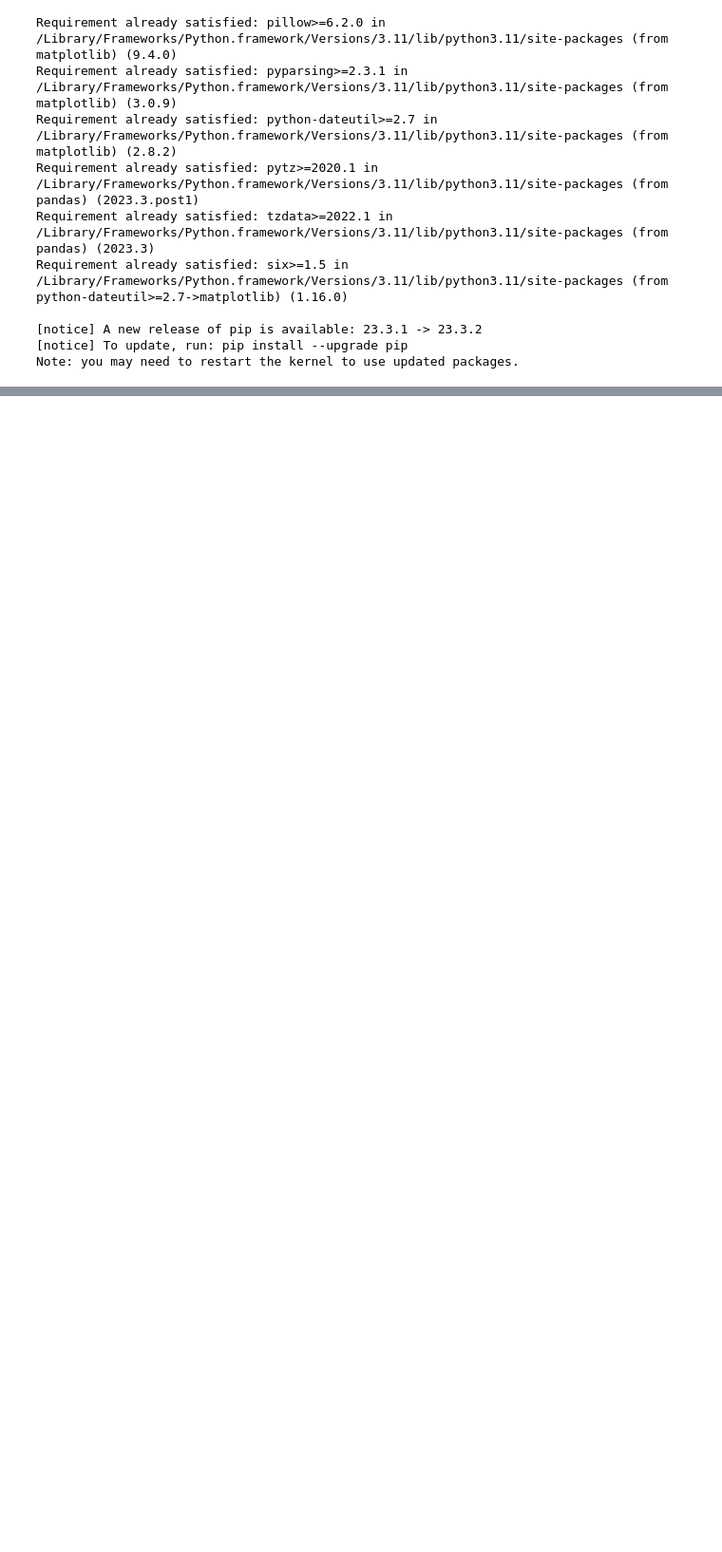
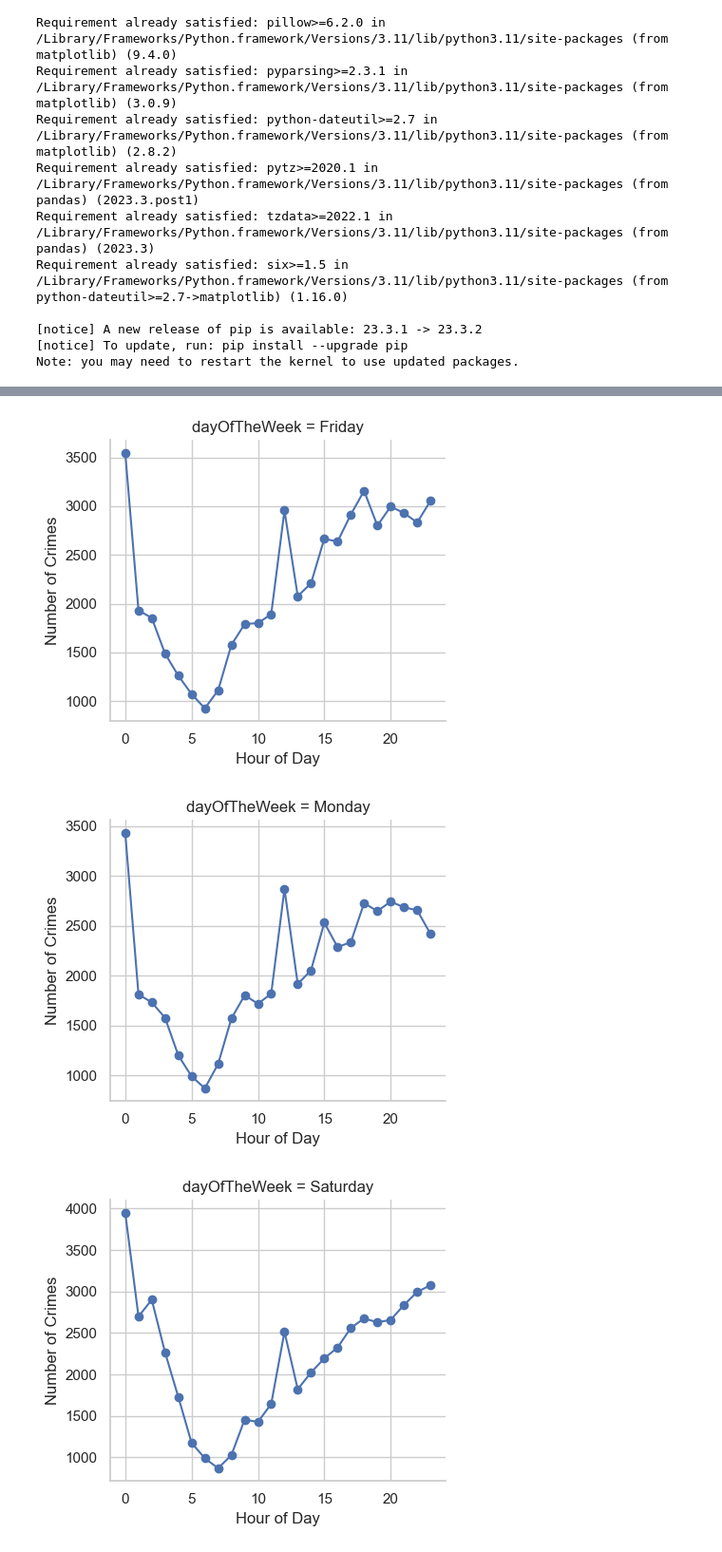
Before and after one commit to AjayArumugam07/PatrolOptimizer-BigDataAnalysis, a Jupyter notebook: Data Cleaning.ipynb, the cells around one changed output, grey strips where cells are left out. Shown at 95% size. Saved outputs shown, nothing was run; the diff lists cells and outputs as text; code cells hidden in the pictures; blank space fills up the shorter version.

```diff
--- a/Data Cleaning.ipynb
+++ b/Data Cleaning.ipynb
@@ -332,0 +335,38 @@ for cluster_label in day_cluster_counts['prediction'].unique():
+# %%
+import pandas as pd
+import seaborn as sns
+import matplotlib.pyplot as plt
+
+# Assuming pd_crime_data is your DataFrame with columns 'dayOfTheWeek', 'prediction', 'hourOfTheDay'
+
+# Create a new DataFrame for day-wise and overall crime counts
+overall_day_counts = pd_crime_data.groupby(['dayOfTheWeek', 'hourOfTheDay']).size().reset_index(name='count')
+
+# Set the style for the plots
+sns.set(style="whitegrid")
+
+# Define a mapping for numerical day indices to day names
+day_mapping = {0: "Monday", 1: "Tuesday", 2: "Wednesday", 3: "Thursday", 4: "Friday", 5: "Saturday", 6: "Sunday"}
+
+# Iterate over days and create a separate plot for each
+for day_index in overall_day_counts['dayOfTheWeek'].unique():
+    overall_day_data = overall_day_counts[overall_day_counts['dayOfTheWeek'] == day_index]
+
+    # Create a facet grid for each day of the week
+    g = sns.FacetGrid(overall_day_data, col="dayOfTheWeek", col_wrap=3, height=4, sharey=False)
+
+    # Plot the crime counts for each hour
+    g.map(plt.plot, 'hourOfTheDay', 'count', marker="o", color="b")
+
+    # Set titles and labels
+    for ax in g.axes.flat:
+        ax.set_title(f"{ax.get_title()}")
+        ax.set_xlabel("Hour of Day")
+        ax.set_ylabel("Number of Crimes")
+
+    # Show the plots
+    plt.show()
+# %% [output]
+[figure, added]
+[figure, added]
+[figure, added]
```
Also changed, not shown: parts of 9 cells of this notebook.
